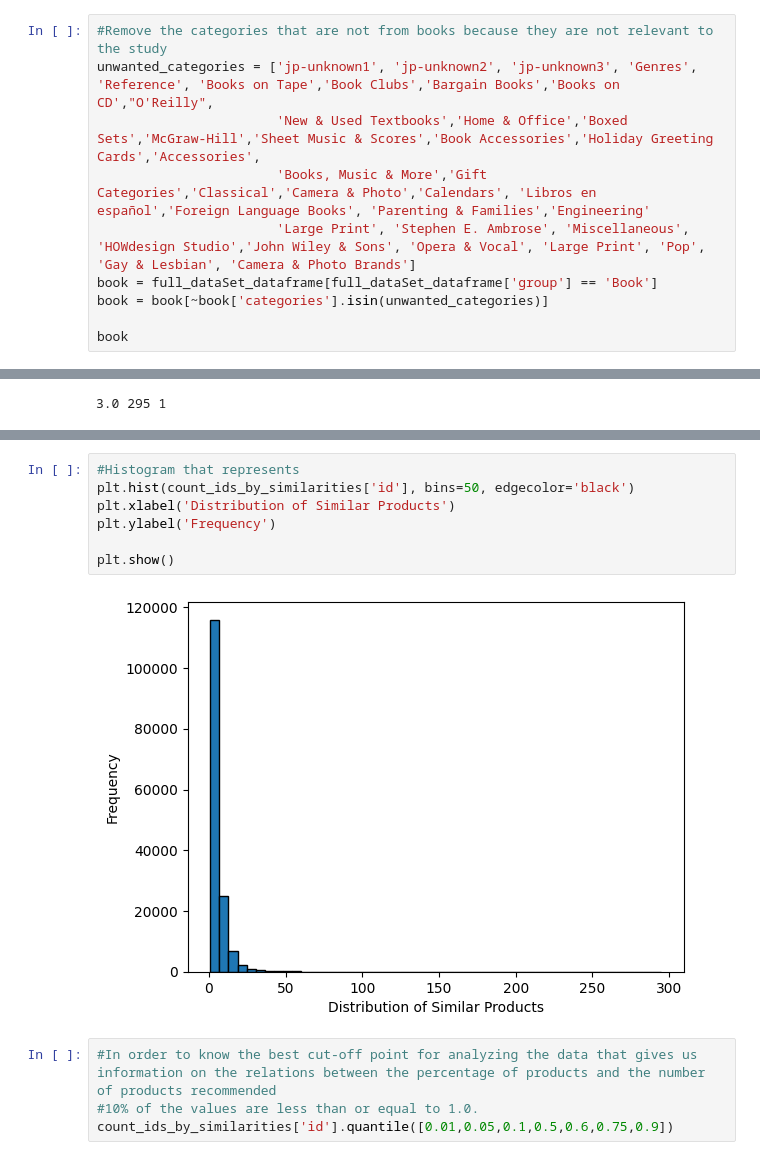
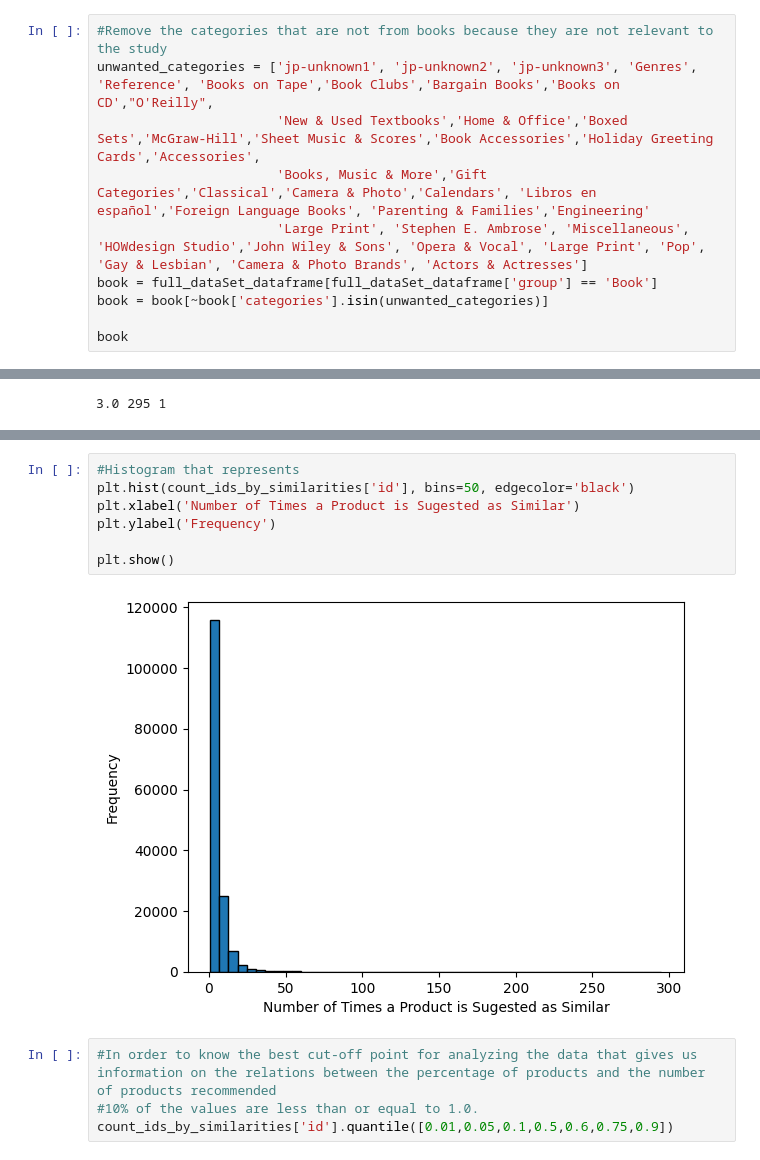
Before and after one commit to DEISI-ULHT-TFC-2023-24/TFC-DEISI88-CoBuyPatterns, a Jupyter notebook: TFC - revision.ipynb, the cells around one changed output, grey strips where cells are left out. Saved outputs shown, nothing was run; the diff lists cells and outputs as text.

```diff
--- a/TFC - revision.ipynb
+++ b/TFC - revision.ipynb
@@ -224,7 +216,7 @@ Name: count, Length: 61, dtype: int64
 unwanted_categories = ['jp-unknown1', 'jp-unknown2', 'jp-unknown3', 'Genres', 'Reference', 'Books on Tape','Book Clubs','Bargain Books','Books on CD',"O'Reilly",
                        'New & Used Textbooks','Home & Office','Boxed Sets','McGraw-Hill','Sheet Music & Scores','Book Accessories','Holiday Greeting Cards','Accessories',
                        'Books, Music & More','Gift Categories','Classical','Camera & Photo','Calendars', 'Libros en español','Foreign Language Books', 'Parenting & Families','Engineering'
-                       'Large Print', 'Stephen E. Ambrose', 'Miscellaneous', 'HOWdesign Studio','John Wiley & Sons', 'Opera & Vocal', 'Large Print', 'Pop', 'Gay & Lesbian', 'Camera & Photo Brands']
+                       'Large Print', 'Stephen E. Ambrose', 'Miscellaneous', 'HOWdesign Studio','John Wiley & Sons', 'Opera & Vocal', 'Large Print', 'Pop', 'Gay & Lesbian', 'Camera & Photo Brands', 'Actors & Actresses']
 book = full_dataSet_dataframe[full_dataSet_dataframe['group'] == 'Book']
 book = book[~book['categories'].isin(unwanted_categories)]
 
@@ -340,12 +331,12 @@ plt.show()
 # %%
 #Histogram that represents
 plt.hist(count_ids_by_similarities['id'], bins=50, edgecolor='black')
-plt.xlabel('Distribution of Similar Products')
+plt.xlabel('Number of Times a Product is Sugested as Similar')
 plt.ylabel('Frequency')
 
 plt.show()
 # %% [output]
-[figure, old version]
+[figure, new version]
 # %%
 #In order to know the best cut-off point for analyzing the data that gives us information on the relations between the percentage of products and the number of products recommended
 #10% of the values are less than or equal to 1.0.
```
Also changed, not shown: parts of 74 cells of this notebook.
